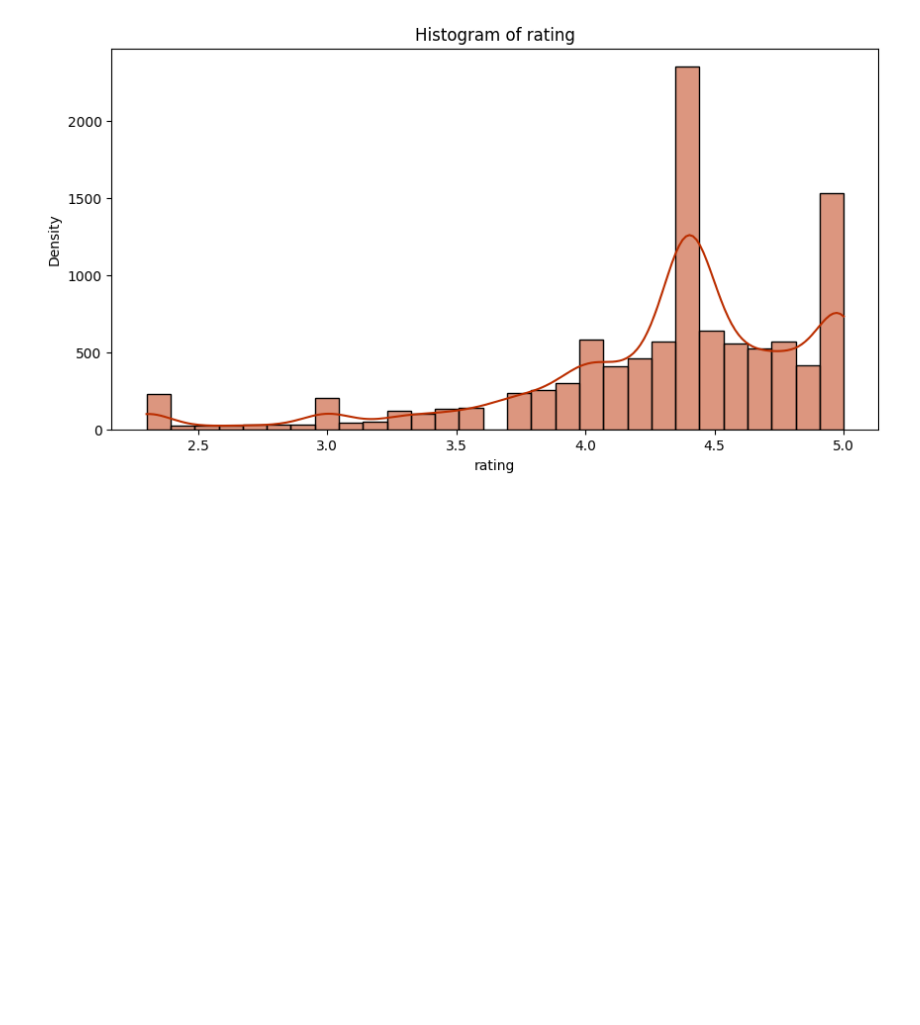
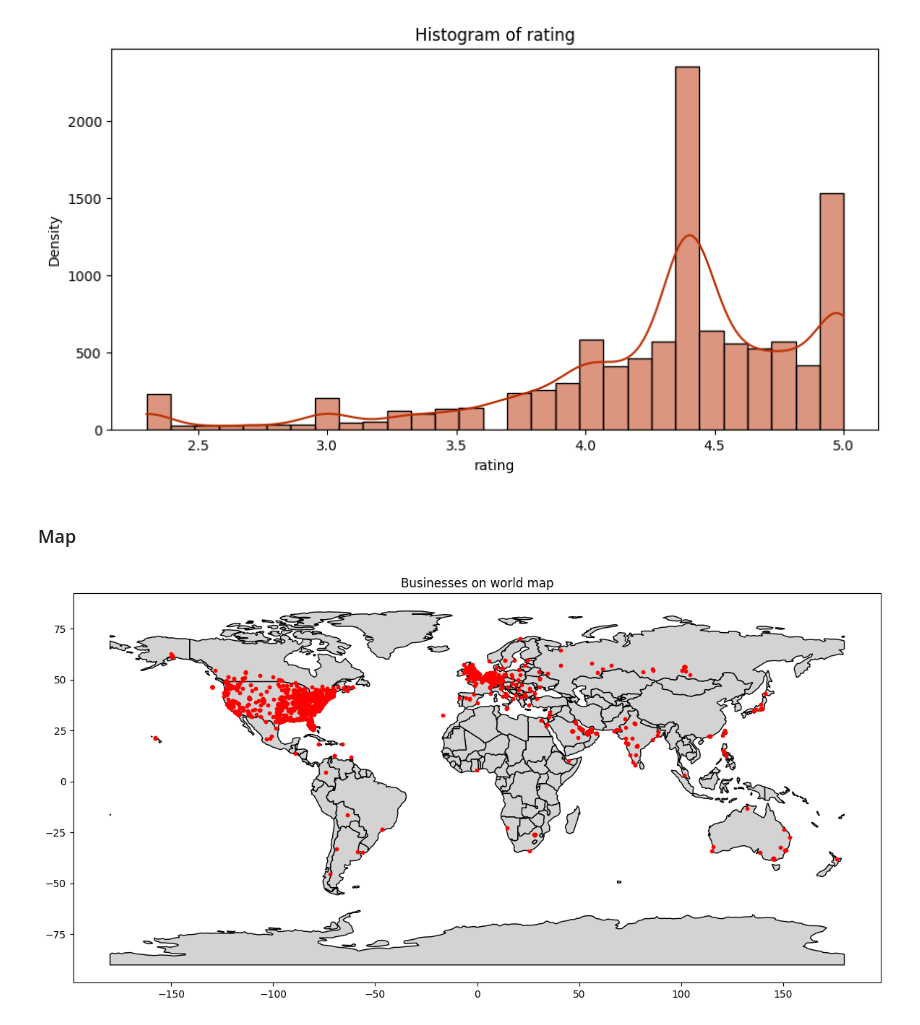
Before and after one commit to kwiatkowskaa/Location_Intelligence_Data_Clustering, a Jupyter notebook: EDA.ipynb, the cells around one changed output. Drawn from its saved outputs; the diff is of its cells as text; code cells hidden in the pictures; blank space fills up the shorter version.

```diff
--- a/EDA.ipynb
+++ b/EDA.ipynb
@@ -392,3 +392,21 @@ plt.ylabel('Density')
 plt.show()
 # %% [output]
 [figure]
+# %% [markdown]
+### Map
+# %%
+import geopandas as gpd
+import matplotlib.pyplot as plt
+
+gdf = gpd.GeoDataFrame(df, geometry=gpd.points_from_xy(df['longitude'], df['latitude']))
+
+world = gpd.read_file(gpd.datasets.get_path('naturalearth_lowres'))
+
+world.plot(figsize=(15, 7), color='lightgray', edgecolor='black')
+
+gdf.plot(ax=plt.gca(), marker='o', color='red', markersize=10)
+
+plt.title('Businesses on world map')
+plt.show()
+# %% [output]
+[figure, added]
```
Also changed, not shown: parts of 1 cell of this notebook.
